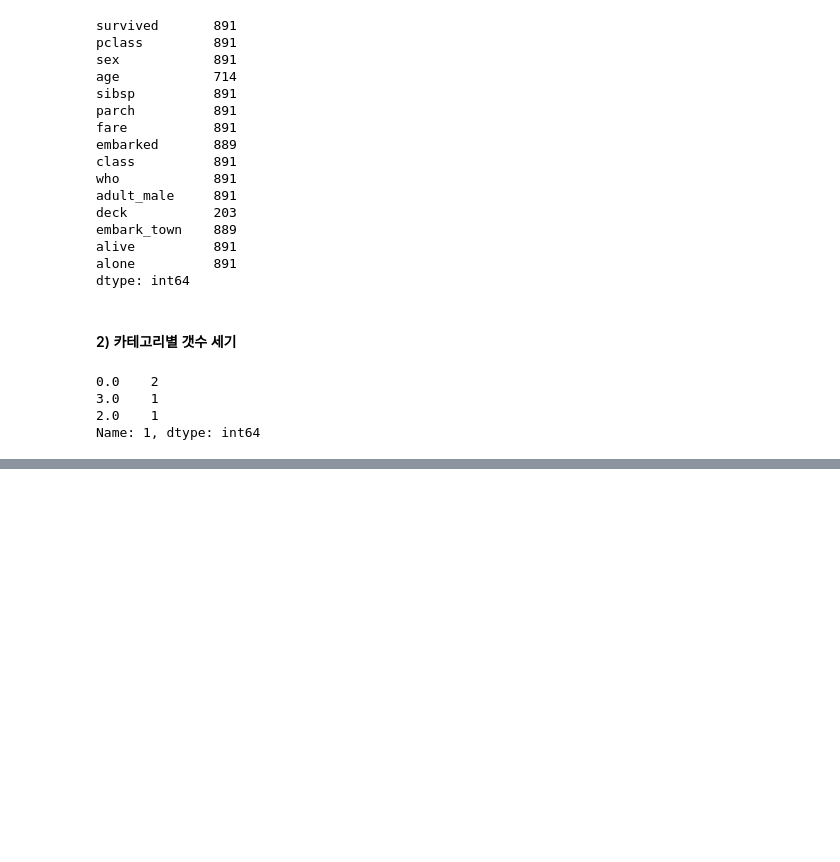
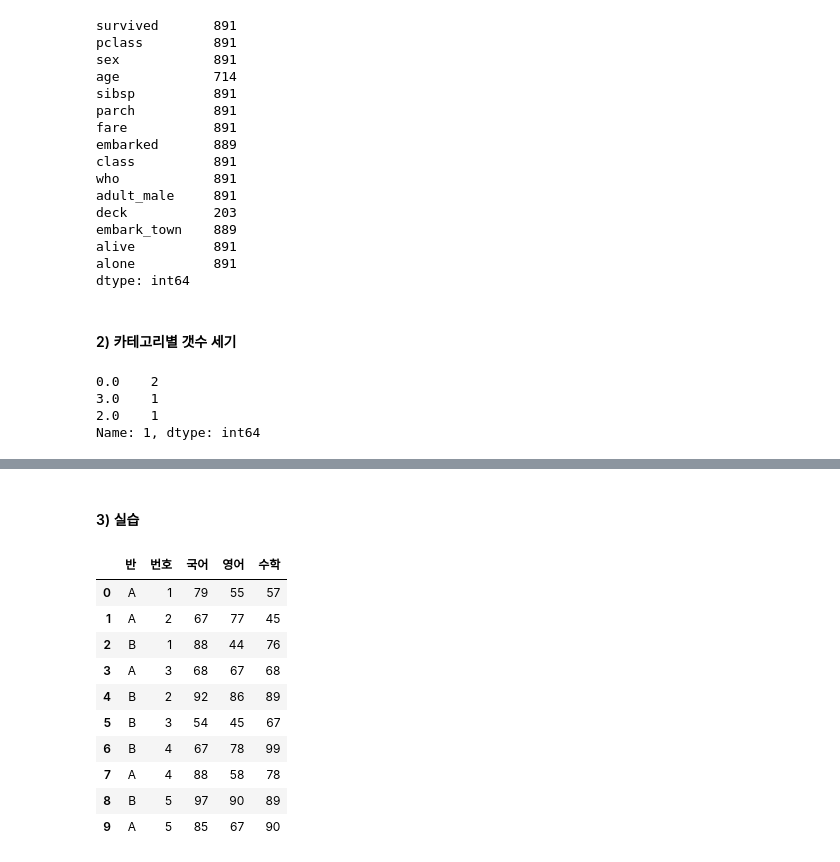
Before and after one commit to not147/PythonBasic, a Jupyter notebook: pythonwork/analysis/2_pandas.ipynb, the cells around one changed output, grey strips where cells are left out. Saved outputs shown, nothing was run; the diff lists cells and outputs as text; code cells hidden in the pictures; blank space fills up the shorter version.

```diff
--- a/pythonwork/analysis/2_pandas.ipynb
+++ b/pythonwork/analysis/2_pandas.ipynb
@@ -892,0 +1440,23 @@ Name: 1, dtype: int64
+# %% [markdown]
+#### 3) 실습
+# %%
+df_score1 = pd.DataFrame({
+    "반":["A", "A", "B", "A", "B", "B", "B", "A", "B", "A"],
+    "번호" : [1, 2, 1, 3, 2, 3, 4, 4, 5, 5],
+    "국어" : [79, 67, 88, 68, 92, 54, 67, 88, 97, 85],
+    "영어" : [55, 77, 44, 67, 86, 45, 78, 58, 90, 67],
+    "수학" : [57, 45, 76, 68, 89, 67, 99, 78, 89, 90]
+})
+df_score1
+# %% [output]
+|  | 반 | 번호 | 국어 | 영어 | 수학 |
+| 0 | A | 1 | 79 | 55 | 57 |
+| 1 | A | 2 | 67 | 77 | 45 |
+| 2 | B | 1 | 88 | 44 | 76 |
+| 3 | A | 3 | 68 | 67 | 68 |
+| 4 | B | 2 | 92 | 86 | 89 |
+| 5 | B | 3 | 54 | 45 | 67 |
+| 6 | B | 4 | 67 | 78 | 99 |
+| 7 | A | 4 | 88 | 58 | 78 |
+| 8 | B | 5 | 97 | 90 | 89 |
+| 9 | A | 5 | 85 | 67 | 90 |
```
Also changed, not shown: parts of 45 cells of this notebook.
